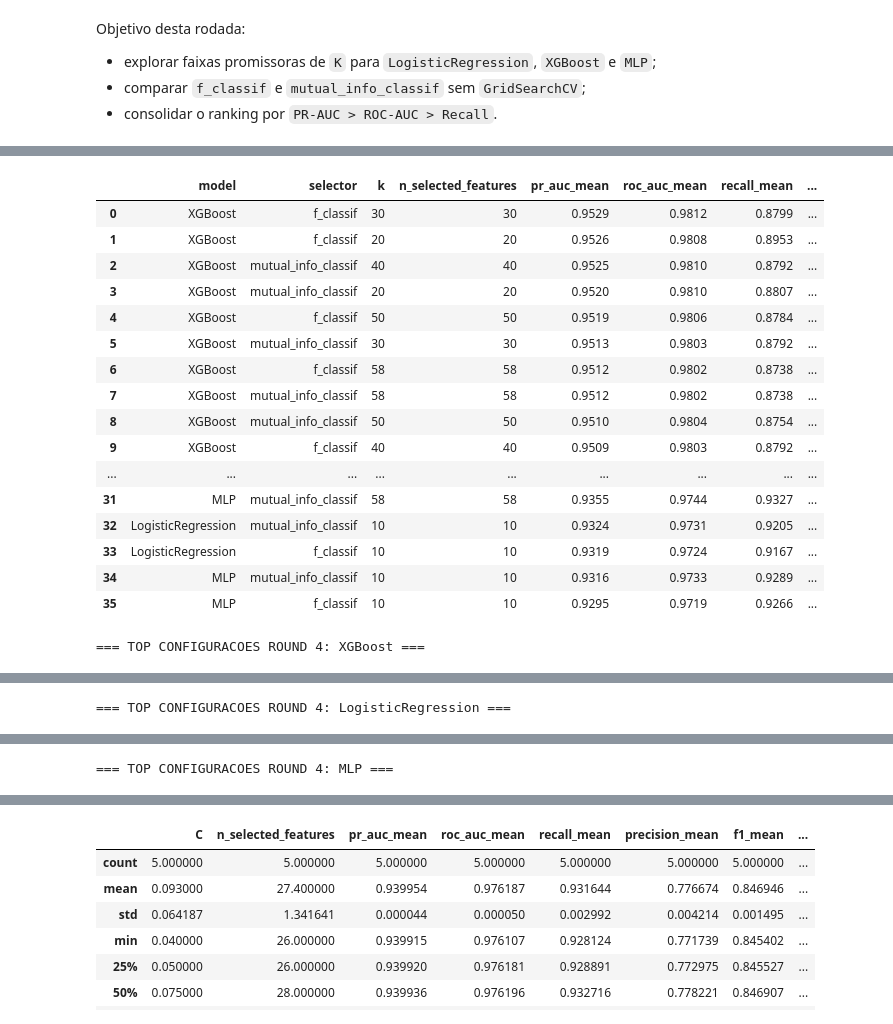
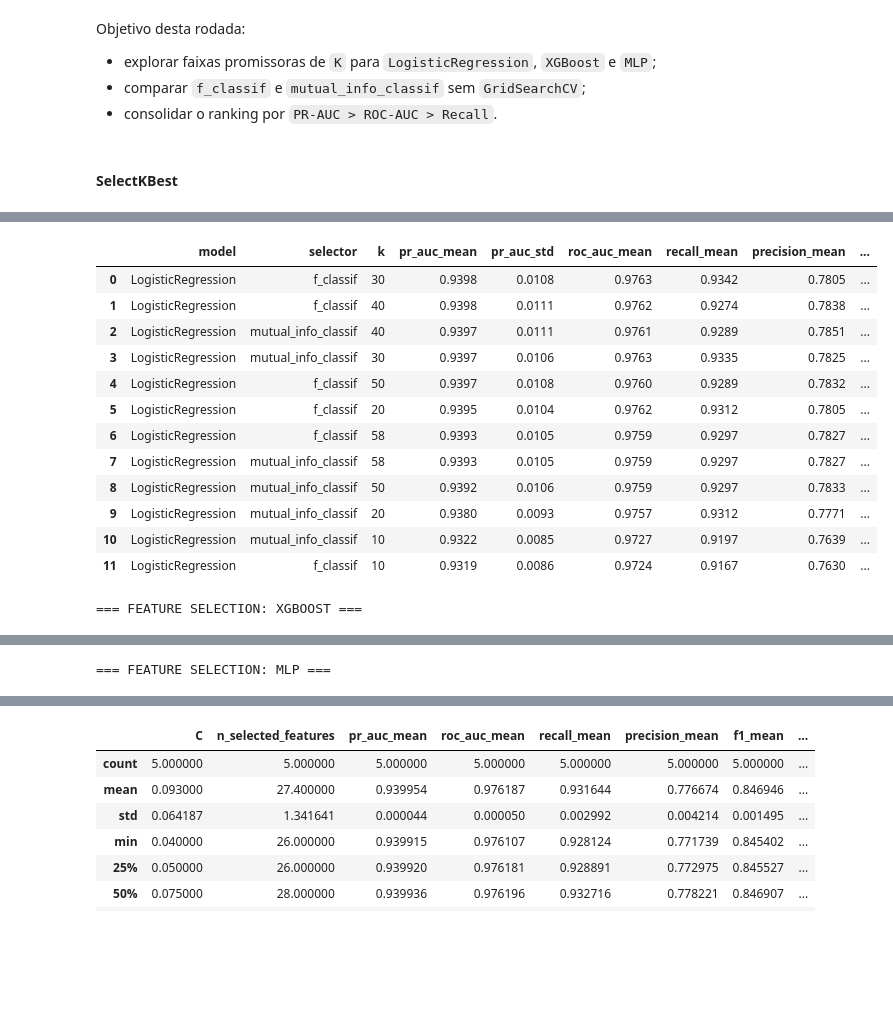
Before and after one commit to devjaynemorais/mle-f1-tech-challenge, a Jupyter notebook: notebooks/02_experimentation.ipynb, the cells around one changed output, grey strips where cells are left out. Drawn from its saved outputs; the diff is of its cells as text; code cells hidden in the pictures; blank space fills up the shorter version.

```diff
--- a/notebooks/02_experimentation.ipynb
+++ b/notebooks/02_experimentation.ipynb
@@ -362,6 +362,7 @@ for model_name, estimator in models.items():
     rows.append({
         "model": model_name,
         **{f"{m}_mean": cv_res[f"test_{m}"].mean() for m in metrics},
+        "pr_auc_std": cv_res["test_pr_auc"].std(),
         "fit_time_mean_s": cv_res["fit_time"].mean(),
         "score_time_mean_s": cv_res["score_time"].mean(),
     })
@@ -372,6 +373,6 @@ results_cv = (
     .reset_index(drop=True)
 )
 
-print("\n=== RESULTADOS MÃ‰DIOS DA VALIDAÃ‡ÃƒO CRUZADA ===")
+print("\n=== RESULTADOS MÉDIOS DA VALIDAÇÃO CRUZADA ===")
 display(results_cv.round(4))
 # %% [output]
@@ -701,6 +697,7 @@ for model_name, estimator in models.items():
     rows.append({
         "model": model_name,
         **{f"{metric}_mean": cv_res[f"test_{metric}"].mean() for metric in metrics},
+        "pr_auc_std": cv_res["test_pr_auc"].std(),
         "fit_time_mean_s": cv_res["fit_time"].mean(),
         "score_time_mean_s": cv_res["score_time"].mean(),
     })
@@ -711,7 +708,7 @@ results_cv = (
     .reset_index(drop=True)
 )
 
-print("\n=== RESULTADOS MÃ‰DIOS DA VALIDAÃ‡ÃƒO CRUZADA ===")
+print("\n=== RESULTADOS MÉDIOS DA VALIDAÇÃO CRUZADA ===")
 display(results_cv.round(4))
 # %% [output]
 === AVALIANDO MODELO: LogisticRegression ===
@@ -827,6 +824,7 @@ for model_name, estimator in models.items():
     rows.append({
         "model": model_name,
         **{f"{metric}_mean": cv_res[f"test_{metric}"].mean() for metric in metrics},
+        "pr_auc_std": cv_res["test_pr_auc"].std(),
         "fit_time_mean_s": cv_res["fit_time"].mean(),
         "score_time_mean_s": cv_res["score_time"].mean(),
     })
@@ -837,7 +835,7 @@ results_cv = (
     .reset_index(drop=True)
 )
 
-print("\n=== RESULTADOS MÃ‰DIOS DA VALIDAÃ‡ÃƒO CRUZADA ===")
+print("\n=== RESULTADOS MÉDIOS DA VALIDAÇÃO CRUZADA ===")
 display(results_cv.round(4))
 # %% [output]
 === AVALIANDO MODELO: LogisticRegression ===
@@ -1036,6 +1034,8 @@ Objetivo desta rodada:
 - explorar faixas promissoras de `K` para `LogisticRegression`, `XGBoost` e `MLP`;
 - comparar `f_classif` e `mutual_info_classif` sem `GridSearchCV`;
 - consolidar o ranking por `PR-AUC > ROC-AUC > Recall`.
+# %% [markdown]
+#### SelectKBest
 # %%
 assert "City" in X_train_val.columns, "City precisa estar presente em X_train_val para esta rodada."
 assert "Churn Score" in X_train_val.columns, "Churn Score precisa estar presente em X_train_val para esta rodada."
@@ -1229,6 +1229,7 @@ for model_name, estimator in build_round4_estimators().items():
                     "selector": selector_name,
                     "k": int(k_value),
                     "pr_auc_mean": cv_res["test_pr_auc"].mean(),
+                    "pr_auc_std": cv_res["test_pr_auc"].std(),
                     "roc_auc_mean": cv_res["test_roc_auc"].mean(),
                     "recall_mean": cv_res["test_recall"].mean(),
                     "precision_mean": cv_res["test_precision"].mean(),
@@ -1245,6 +1246,27 @@ round4_results_by_model = {
     for model_name in results_fs["model"].unique()
 }
 
+results_fs_logreg = round4_results_by_model["LogisticRegression"].copy()
+results_fs_xgb = round4_results_by_model["XGBoost"].copy()
+results_fs_mlp = round4_results_by_model["MLP"].copy()
+
+fs_analysis_cols = [
+    "selector",
+    "k",
+    "pr_auc_mean",
+    "pr_auc_std",
+    "roc_auc_mean",
+    "recall_mean",
+    "precision_mean",
+    "f1_mean",
+    "fit_time_mean_s",
+    "score_time_mean_s",
+]
+
+fs_logreg_analysis = results_fs_logreg[fs_analysis_cols].copy()
+fs_xgb_analysis = results_fs_xgb[fs_analysis_cols].copy()
+fs_mlp_analysis = results_fs_mlp[fs_analysis_cols].copy()
+
 round4_k_candidates = {}
 for model_name, df_model in round4_results_by_model.items():
     top_df = df_model.head(min(5, len(df_model))).copy()
@@ -1257,10 +1279,12 @@ for model_name, df_model in round4_results_by_model.items():
 
 assert len(round4_results_by_model) == 3, "A rodada de feature selection deve retornar exatamente 3 modelos."
 
-print("=== RESULTADOS FEATURE SELECTION (CONSOLIDADO) ===")
-display(results_fs.round(4))
+print("=== FEATURE SELECTION: LOGISTIC REGRESSION ===")
+display(results_fs_logreg.round(4))
 
-for model_name, df_model in round4_results_by_model.items():
-    print(f"=== TOP CONFIGURACOES ROUND 4: {model_name} ===")
-    display(df_model.head(10).round(4))
+print("=== FEATURE SELECTION: XGBOOST ===")
+display(results_fs_xgb.round(4))
+
+print("=== FEATURE SELECTION: MLP ===")
+display(results_fs_mlp.round(4))
 # %% [output]
@@ -1284,18 +1308,14 @@ for model_name, df_model in round4_results_by_model.items():
-|  | model | selector | k | n_selected_features | pr_auc_mean | roc_auc_mean | recall_mean | ... |
-| 0 | XGBoost | f_classif | 30 | 30 | 0.9529 | 0.9812 | 0.8799 | ... |
-| 1 | XGBoost | f_classif | 20 | 20 | 0.9526 | 0.9808 | 0.8953 | ... |
-| 2 | XGBoost | mutual_info_classif | 40 | 40 | 0.9525 | 0.9810 | 0.8792 | ... |
-| 3 | XGBoost | mutual_info_classif | 20 | 20 | 0.9520 | 0.9810 | 0.8807 | ... |
-| 4 | XGBoost | f_classif | 50 | 50 | 0.9519 | 0.9806 | 0.8784 | ... |
-| 5 | XGBoost | mutual_info_classif | 30 | 30 | 0.9513 | 0.9803 | 0.8792 | ... |
-| 6 | XGBoost | f_classif | 58 | 58 | 0.9512 | 0.9802 | 0.8738 | ... |
-| 7 | XGBoost | mutual_info_classif | 58 | 58 | 0.9512 | 0.9802 | 0.8738 | ... |
-| 8 | XGBoost | mutual_info_classif | 50 | 50 | 0.9510 | 0.9804 | 0.8754 | ... |
-| 9 | XGBoost | f_classif | 40 | 40 | 0.9509 | 0.9803 | 0.8792 | ... |
-| ... | ... | ... | ... | ... | ... | ... | ... | ... |
-| 31 | MLP | mutual_info_classif | 58 | 58 | 0.9355 | 0.9744 | 0.9327 | ... |
-| 32 | LogisticRegression | mutual_info_classif | 10 | 10 | 0.9324 | 0.9731 | 0.9205 | ... |
-| 33 | LogisticRegression | f_classif | 10 | 10 | 0.9319 | 0.9724 | 0.9167 | ... |
-| 34 | MLP | mutual_info_classif | 10 | 10 | 0.9316 | 0.9733 | 0.9289 | ... |
-| 35 | MLP | f_classif | 10 | 10 | 0.9295 | 0.9719 | 0.9266 | ... |
+|  | model | selector | k | pr_auc_mean | pr_auc_std | roc_auc_mean | recall_mean | precision_mean | ... |
+| 0 | LogisticRegression | f_classif | 30 | 0.9398 | 0.0108 | 0.9763 | 0.9342 | 0.7805 | ... |
+| 1 | LogisticRegression | f_classif | 40 | 0.9398 | 0.0111 | 0.9762 | 0.9274 | 0.7838 | ... |
+| 2 | LogisticRegression | mutual_info_classif | 40 | 0.9397 | 0.0111 | 0.9761 | 0.9289 | 0.7851 | ... |
+| 3 | LogisticRegression | mutual_info_classif | 30 | 0.9397 | 0.0106 | 0.9763 | 0.9335 | 0.7825 | ... |
+| 4 | LogisticRegression | f_classif | 50 | 0.9397 | 0.0108 | 0.9760 | 0.9289 | 0.7832 | ... |
+| 5 | LogisticRegression | f_classif | 20 | 0.9395 | 0.0104 | 0.9762 | 0.9312 | 0.7805 | ... |
+| 6 | LogisticRegression | f_classif | 58 | 0.9393 | 0.0105 | 0.9759 | 0.9297 | 0.7827 | ... |
+| 7 | LogisticRegression | mutual_info_classif | 58 | 0.9393 | 0.0105 | 0.9759 | 0.9297 | 0.7827 | ... |
+| 8 | LogisticRegression | mutual_info_classif | 50 | 0.9392 | 0.0106 | 0.9759 | 0.9297 | 0.7833 | ... |
+| 9 | LogisticRegression | mutual_info_classif | 20 | 0.9380 | 0.0093 | 0.9757 | 0.9312 | 0.7771 | ... |
+| 10 | LogisticRegression | mutual_info_classif | 10 | 0.9322 | 0.0085 | 0.9727 | 0.9197 | 0.7639 | ... |
+| 11 | LogisticRegression | f_classif | 10 | 0.9319 | 0.0086 | 0.9724 | 0.9167 | 0.7630 | ... |
-=== TOP CONFIGURACOES ROUND 4: XGBoost ===
+=== FEATURE SELECTION: XGBOOST ===
@@ -1313 +1335 @@ for model_name, df_model in round4_results_by_model.items():
-=== TOP CONFIGURACOES ROUND 4: LogisticRegression ===
+=== FEATURE SELECTION: MLP ===
@@ -1325 +1348,0 @@ for model_name, df_model in round4_results_by_model.items():
-=== TOP CONFIGURACOES ROUND 4: MLP ===
```
Also changed, not shown: parts of 88 cells of this notebook, 2 other files.
